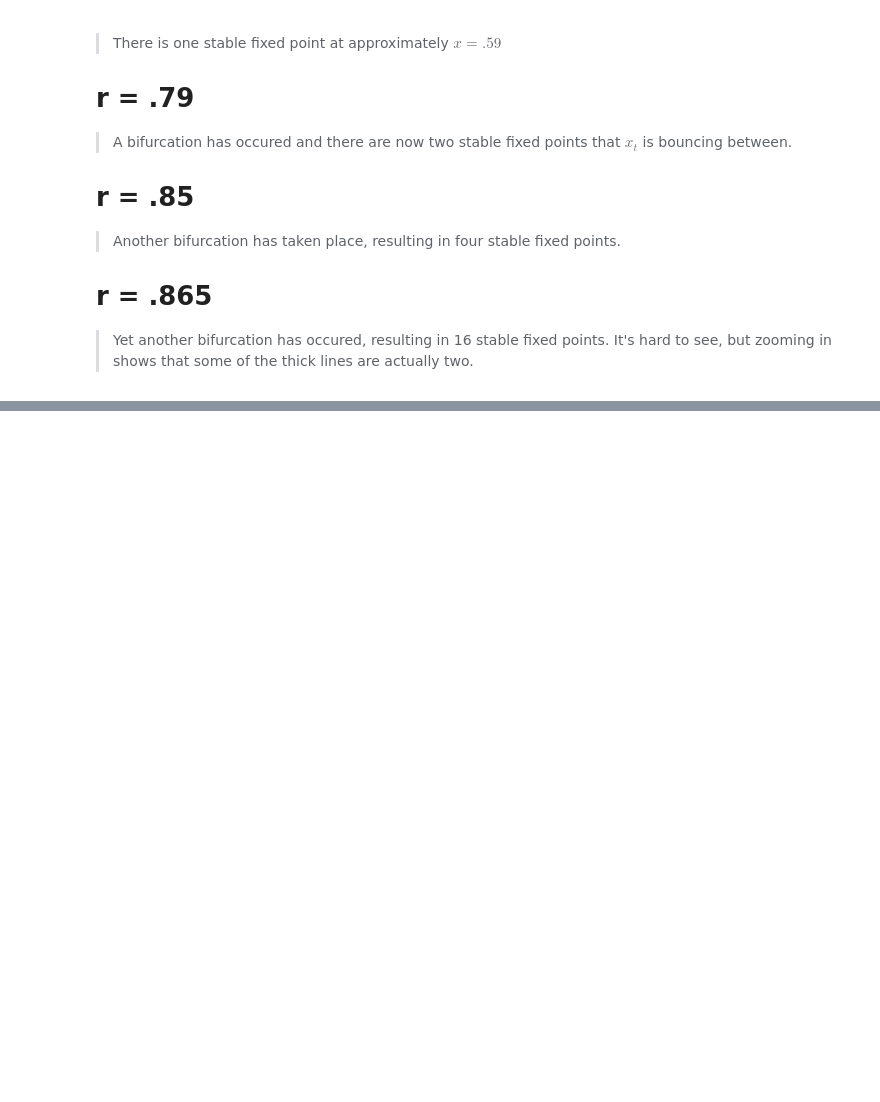
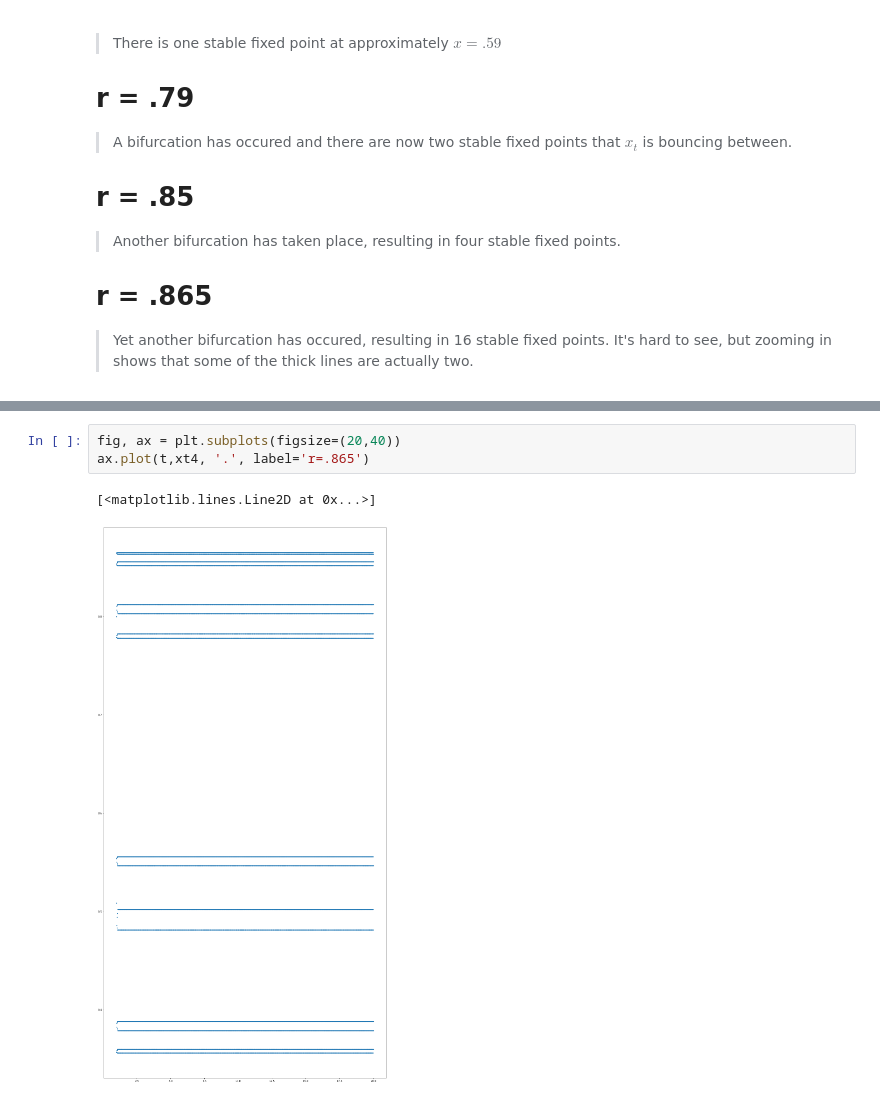
Before and after one commit to cambo2018/Advanced-Dynamics, a Jupyter notebook: 12_25.ipynb, the cells around one changed output, grey strips where cells are left out. Drawn from its saved outputs; the diff is of its cells as text; blank space fills up the shorter version.

```diff
--- a/12_25.ipynb
+++ b/12_25.ipynb
@@ -69,0 +86,6 @@ ax[3].legend();
+# %%
+fig, ax = plt.subplots(figsize=(20,40))
+ax.plot(t,xt4, '.', label='r=.865')
+# %% [output]
+[<matplotlib.lines.Line2D at 0x...>]
+[figure, added]
```
Also changed, not shown: parts of 1 cell of this notebook.
